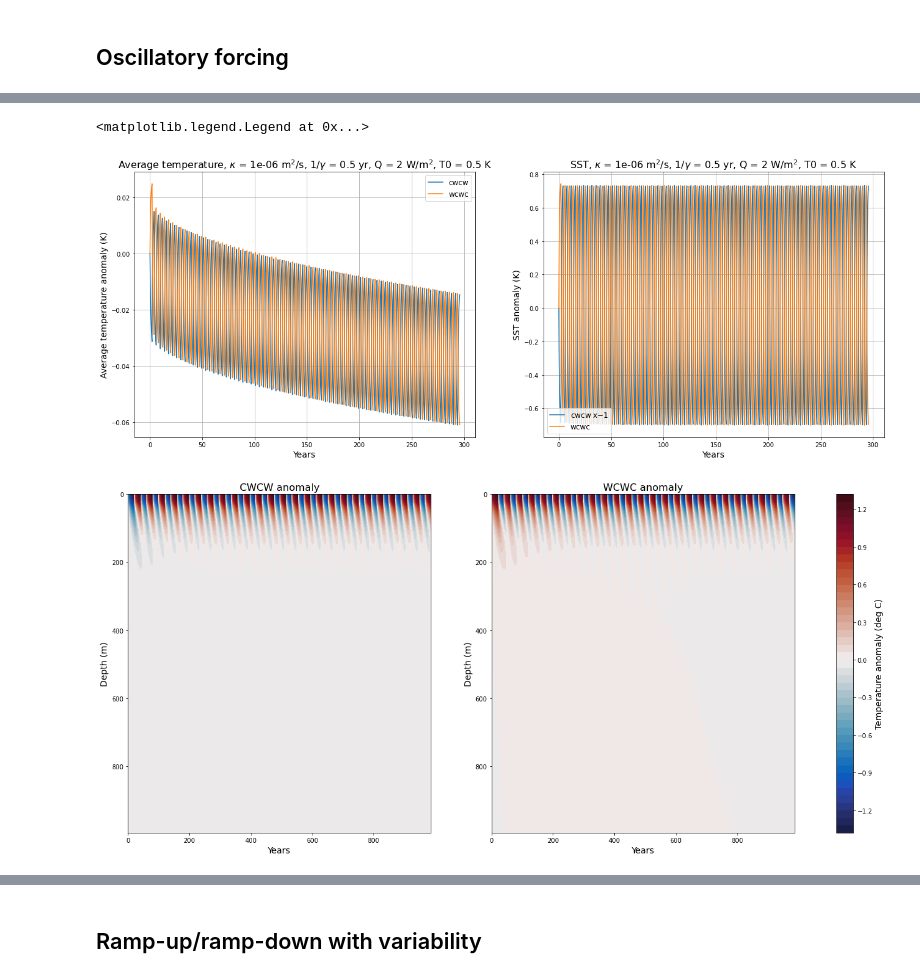
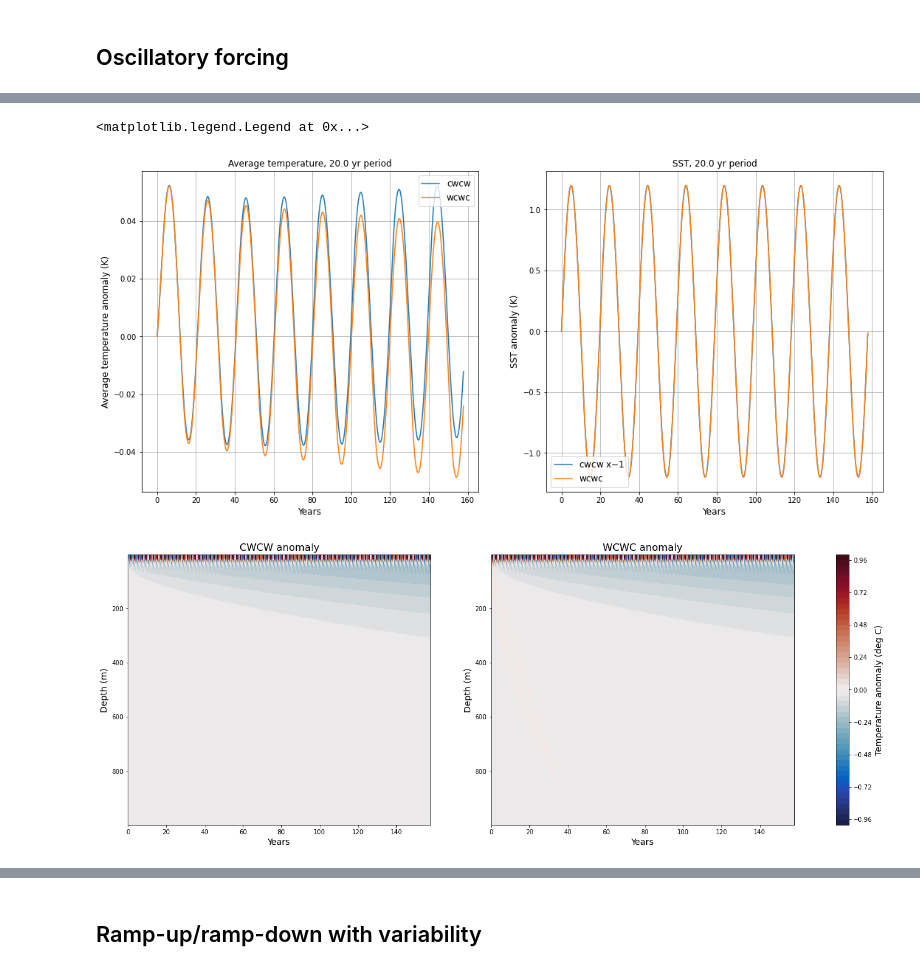
Before and after one commit to mpudig/HonoursThesis, a Jupyter notebook: one_dim_model.ipynb, the cells around one changed output, grey strips where cells are left out. Saved outputs shown, nothing was run; the diff lists cells and outputs as text; code cells hidden in the pictures.

```diff
--- a/one_dim_model.ipynb
+++ b/one_dim_model.ipynb
@@ -24,13 +26,13 @@ We will write a forward-time, central-space finite difference scheme for this eq
 rho = 1025 # kg/m^3
 c = 4000 # J/(kg C)
 
-z_m = 50.0 # Depth of minimum mixing layer
+z_m = 20.0 # Depth of minimum mixing layer
 z_d = 900.0 # Depth for deep ocean restoring term
 z_b = 1000.0 # Depth of thermocline
 
-mu = 1/(20 * 365 * 86400) # Deep ocean restoring time scale
-gamma = 1/(1.5 * 365 * 86400) # Surface restoring time scale (to be determined through my least squares regression)
-kappa = 7e-6
+mu = 1/(50 * 365 * 86400) # Deep ocean restoring time scale
+gamma = 1/(0.7 * 365 * 86400) # Surface restoring time scale (to be determined through my least squares regression)
+kappa = 1e-6 # Diffusivity, m/s^2
 
 T_0 = 22.0 # Top temperature for initial condition
 T_b = 5.0 # Bottom temperature for initial condition (this warms up a bit during runs because of the no-flux at bottom condition)
@@ -96,7 +139,7 @@ steady = v_ss(z_t)
 # %%
 ### Intermediate functions
 
-def convective_adjustment(T):
+def convective_adjustment(T, z_m):
 
     def mixing_Rahmstorf(T):
 
@@ -121,7 +164,7 @@ def convective_adjustment(T):
 
     # Run the Rahmstorf mixing algorithm until the instability has been eliminated from the water column (i.e., from the mixing layer)
 
-    for k in range(int(z_m / dz)):
+    for k in range(int(z_m / dz) + 1):
 
         mixing_Rahmstorf(T)
 
@@ -376,4 +450,7 @@ axs[1].legend()
 def step(amp, period):
     period_day = period * 360
     return amp * np.sign(np.sin((2 * np.pi / period_day) * t))
-#     return amp * np.sin((np.pi / period_day) * t)
+
+def sin(amp, period):
+    period_day = period * 360
+    return amp * np.sin((2 * np.pi / period_day) * t)
@@ -419,43 +488,43 @@ plt.legend()
 # %%
 # Ocean heat content over time
 
 days = dt / 86400
 timesteps = cw_expt.shape[1]
 length = (timesteps - 1) * days/365
 time_years = np.linspace(0,length,timesteps)
 
 #Calculate ocean heat content
-OHC_control = OHC(control_expt)
-OHC_cw = OHC(cw_expt)
-OHC_wc = OHC(wc_expt)
+OHC_control = OHC(control_expt)#[:-1]
+OHC_cw = OHC(cw_expt)#[:-1]
+OHC_wc = OHC(wc_expt)#[:-1]
 
 #Plot
-fig, axs = plt.subplots(ncols=2, nrows=1, figsize=(22,8))
-axs[0].plot(time_years, 1 * (OHC_cw - OHC_control), label='cwcw')
+fig, axs = plt.subplots(ncols=2, nrows=1, figsize=(18,8))
+axs[0].plot(time_years, -1 * (OHC_cw - OHC_control), label='cwcw')
 axs[0].plot(time_years, OHC_wc - OHC_control, label='wcwc')
 axs[0].grid()
-axs[0].set_title('Average temperature, $\kappa$ = {} m$^2$/s, $1/\gamma$ = {} yr, Q = {} W/m$^2$, T0 = {} K'.format(kappa, gamma_year, R, T0), fontsize = 16)
-axs[0].set_ylabel('Average temperature anomaly (K)', fontsize = 14)
-axs[0].set_xlabel('Years', fontsize = 14)
+axs[0].set_title('Average temperature, {} yr period'.format(P), fontsize = 12)
+axs[0].set_ylabel('Average temperature anomaly (K)', fontsize = 12)
+axs[0].set_xlabel('Years', fontsize = 12)
 axs[0].legend(fontsize=12, loc='upper right')
 
 # SST over time
-axs[1].plot(time_years, 1 * (cw_expt[0, :] - control_expt[0, :]), label='cwcw x$-1$')
+axs[1].plot(time_years, -1 * (cw_expt[0, :] - control_expt[0, :]), label='cwcw x$-1$')
 axs[1].plot(time_years, (wc_expt[0, :] - control_expt[0, :]), label='wcwc')
 axs[1].grid()
-axs[1].set_title('SST, $\kappa$ = {} m$^2$/s, $1/\gamma$ = {} yr, Q = {} W/m$^2$, T0 = {} K'.format(kappa, gamma_year, R, T0), fontsize = 16)
-axs[1].set_ylabel('SST anomaly (K)', fontsize = 14)
-axs[1].set_xlabel('Years',fontsize = 14)
+axs[1].set_title('SST, {} yr period'.format(P), fontsize = 12)
+axs[1].set_ylabel('SST anomaly (K)', fontsize = 12)
+axs[1].set_xlabel('Years',fontsize = 12)
 axs[1].legend(fontsize=12, loc='lower left')
 
-#plt.savefig('SST and OHC anomalies, oscillatory, kappa = {}, Q = {}, gamma = {}.jpg'.format(kappa, Q, gamma_year))
+#plt.savefig('sinudoidal.jpg')
 # %% [output]
 <matplotlib.legend.Legend at 0x...>
-[figure, old version]
+[figure, new version]
 # %%
 ### Hovmoller plot
 
-tt, zz = np.meshgrid(time_years, z[:-1])
+tt, zz = np.meshgrid(time_years, z_t)
 cw_expt_anom = cw_expt - control_expt
 wc_expt_anom = wc_expt - control_expt
 
@@ -463,7 +532,7 @@ cmap = cm.cm.balance
 Tmin = np.min(cw_expt_anom)
 Tmax = np.max(cw_expt_anom)
 
-fig, axs = plt.subplots(ncols=2, nrows=1, figsize=(24,10))
+fig, axs = plt.subplots(ncols=2, nrows=1, figsize=(24,8))
 p1 = axs[0].contourf(tt, zz, cw_expt_anom, levels=51, cmap=cmap, norm=TwoSlopeNorm(0))
 #axs[0].colorbar().set_label(label='Temperature anomaly (deg C)', size=16)
 axs[0].set_title('CWCW anomaly', fontsize = 16)
@@ -482,5 +551,5 @@ fig.colorbar(p1, ax=axs[:], orientation='vertical').set_label(label='Temperature
 
 #plt.savefig('Hovmoller, cwcw, wcwc.jpg')
 # %% [output]
-[figure, old version]
+[figure, new version]
 # %%
```
Also changed, not shown: parts of 20 cells of this notebook, 49 other files.
